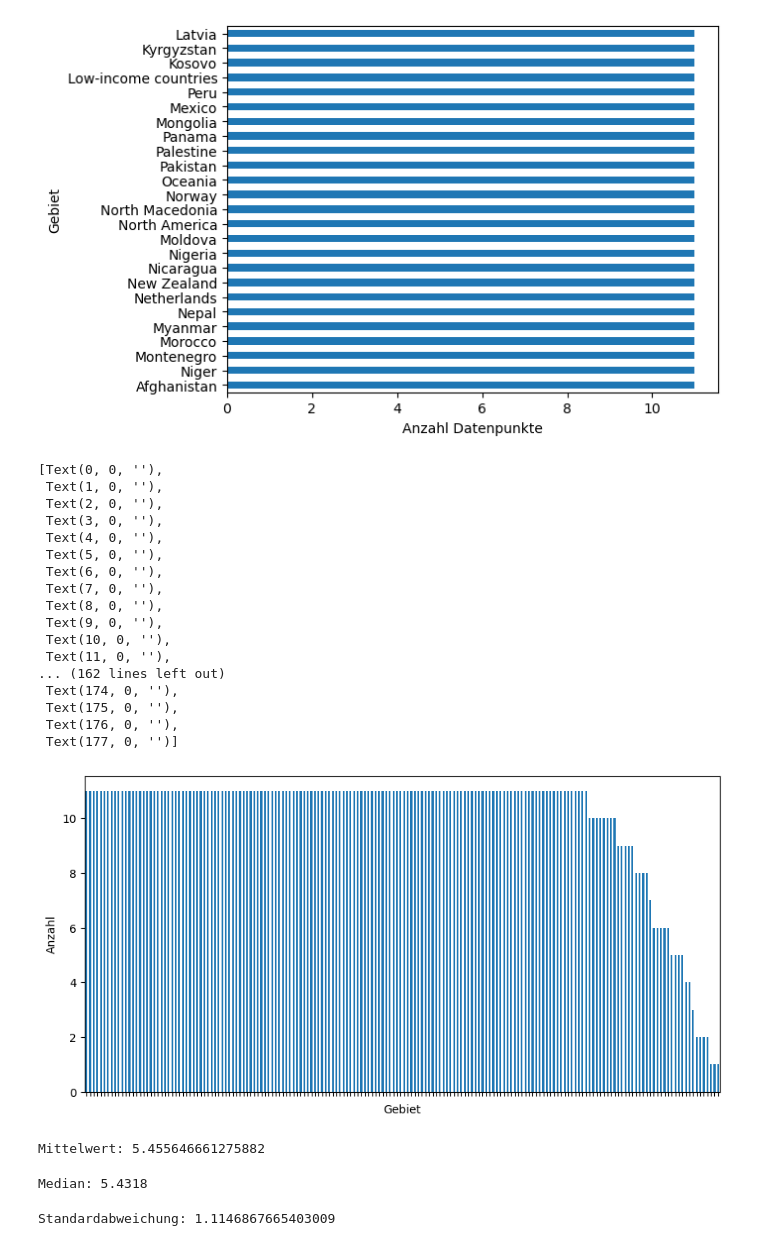
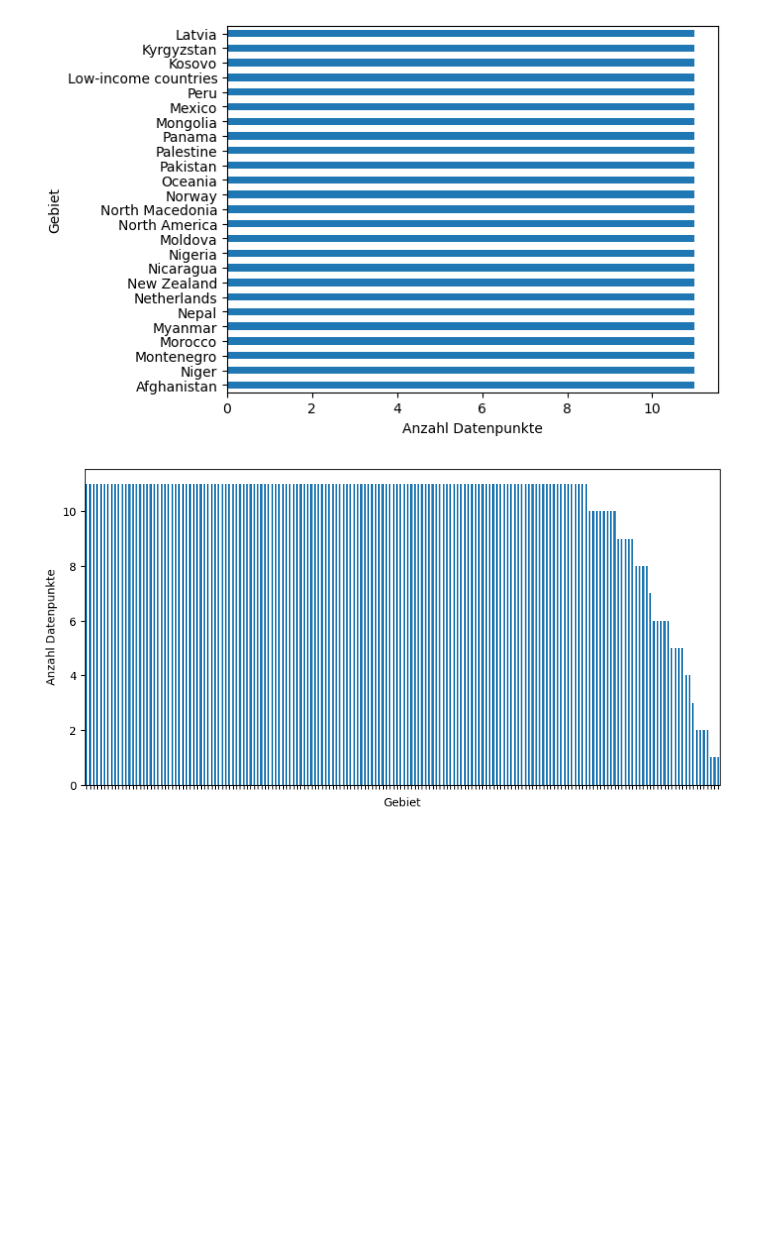
Before and after one commit to Elena-avk/elena, a Jupyter notebook: LN_Python_Elena_Yasemin.ipynb, the cells around one changed output. Saved outputs shown, nothing was run; the diff lists cells and outputs as text; code cells hidden in the pictures; blank space fills up the shorter version.

```diff
--- a/LN_Python_Elena_Yasemin.ipynb
+++ b/LN_Python_Elena_Yasemin.ipynb
@@ -120,36 +122,7 @@ df['Gebiet'].value_counts().head(25).plot(kind='barh', xlabel='Anzahl Datenpunkt
 <Axes: xlabel='Anzahl Datenpunkte', ylabel='Gebiet'>
 [figure]
 # %%
-ax = df['Gebiet'].value_counts().plot(kind='bar',ylabel='Anzahl',figsize= (10,5))
-ax.set_xticklabels([])
+ax = df['Gebiet'].value_counts().plot(kind='bar', ylabel='Anzahl Datenpunkte',figsize= (10,5))
+ax.set_xticklabels([]);
 # %% [output]
-[Text(0, 0, ''),
- Text(1, 0, ''),
- Text(2, 0, ''),
- Text(3, 0, ''),
- Text(4, 0, ''),
- Text(5, 0, ''),
- Text(6, 0, ''),
- Text(7, 0, ''),
- Text(8, 0, ''),
- Text(9, 0, ''),
- Text(10, 0, ''),
- Text(11, 0, ''),
-... (162 lines left out)
- Text(174, 0, ''),
- Text(175, 0, ''),
- Text(176, 0, ''),
- Text(177, 0, '')]
-[figure, old version]
+[figure, new version]
-# %%
-print('Mittelwert:', df['score'].mean())
-# %% [output]
-Mittelwert: 5.455646661275882
-# %%
-print('Median:', df['score'].median())
-# %% [output]
-Median: 5.4318
-# %%
-print('Standardabweichung:', df['score'].std())
-# %% [output]
-Standardabweichung: 1.1146867665403009
```
Also changed, not shown: parts of 7 cells of this notebook.
